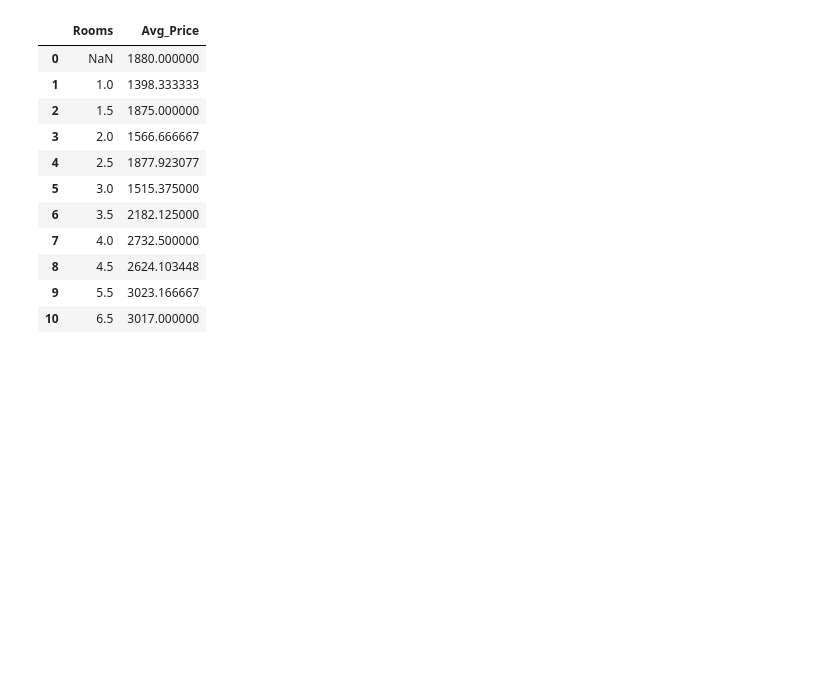
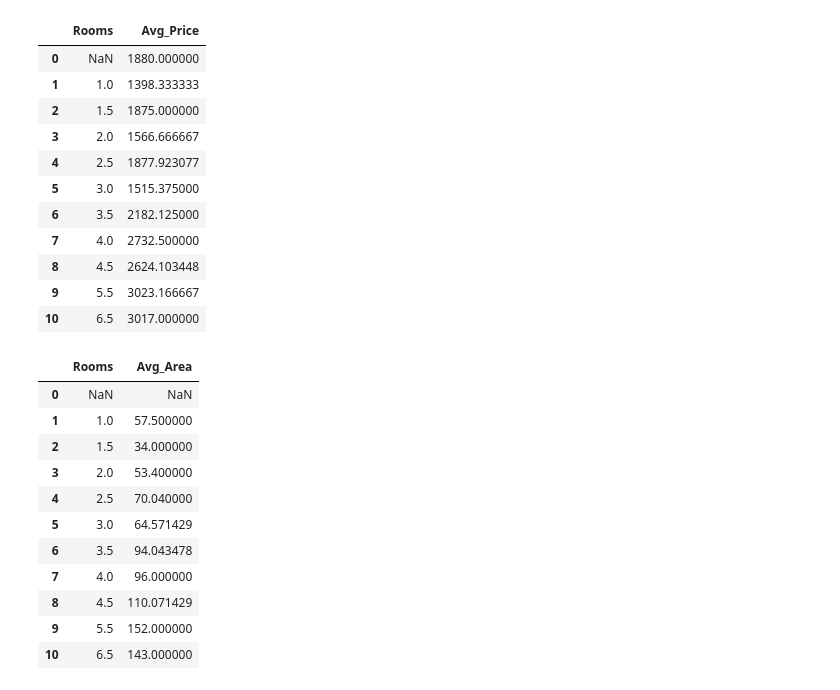
Before and after one commit to husicabe/data_analytics, a Jupyter notebook: Week_02/apartments_database_Python.ipynb, the cells around one changed output. Cells and saved outputs as stored; diff of their text form; code cells hidden in the pictures; blank space fills up the shorter version.

```diff
--- a/Week_02/apartments_database_Python.ipynb
+++ b/Week_02/apartments_database_Python.ipynb
@@ -220,0 +223,33 @@ df
+# %%
+# Open a connection to the data base 'apartment_database.db'
+conn = sqlite3.connect('apartment_database.db')
+
+# Create cursor object
+cursor = conn.cursor()
+
+# Query the SQL-table
+cursor.execute('''SELECT rooms, AVG(area)
+               FROM apartments_table
+               GROUP BY rooms''')
+
+df = pd.DataFrame(cursor.fetchall(),
+                  columns=['Rooms','Avg_Area'])
+
+# Close connection
+conn.close()
+
+# Show results
+df
+# %% [output]
+|  | Rooms | Avg_Area |
+| 0 | NaN | NaN |
+| 1 | 1.0 | 57.500000 |
+| 2 | 1.5 | 34.000000 |
+| 3 | 2.0 | 53.400000 |
+| 4 | 2.5 | 70.040000 |
+| 5 | 3.0 | 64.571429 |
+| 6 | 3.5 | 94.043478 |
+| 7 | 4.0 | 96.000000 |
+| 8 | 4.5 | 110.071429 |
+| 9 | 5.5 | 152.000000 |
+| 10 | 6.5 | 143.000000 |
```
Also changed, not shown: parts of 2 cells of this notebook.
